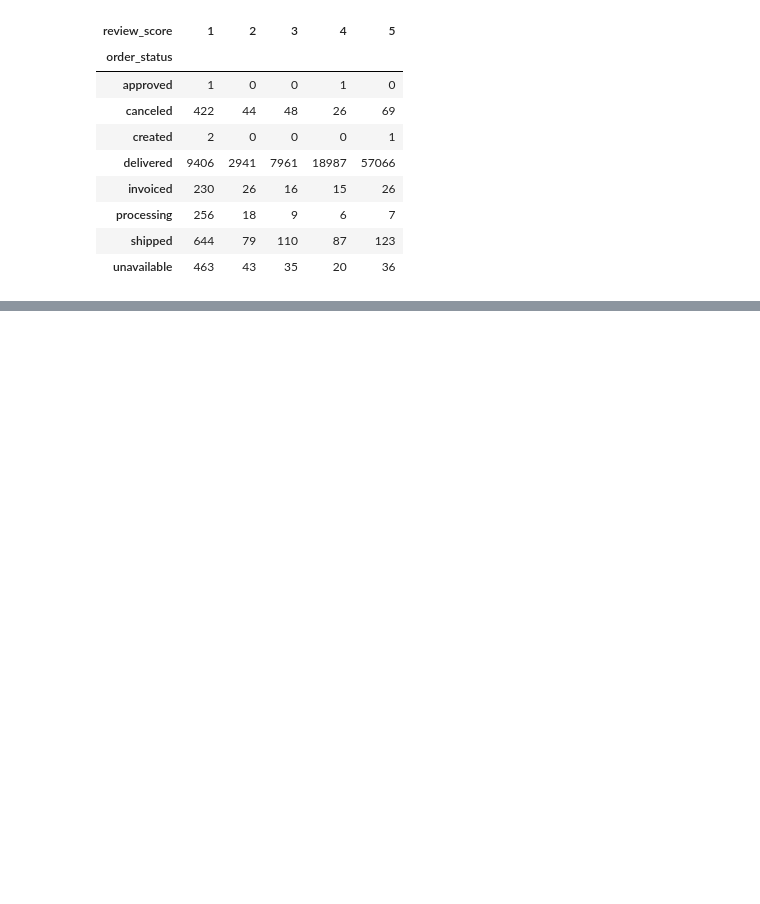
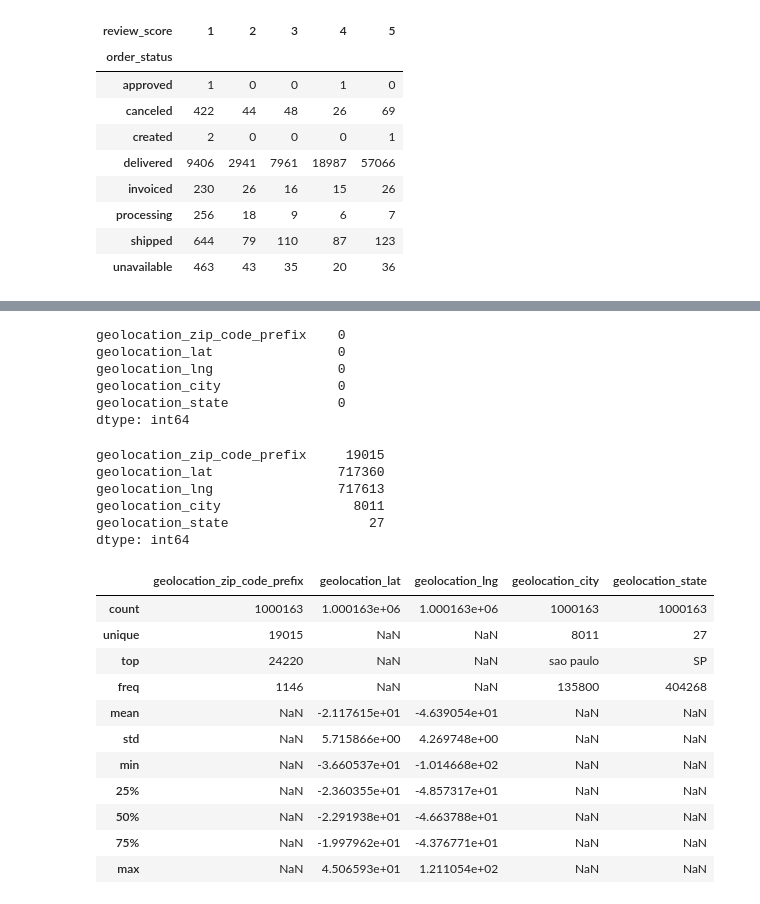
Before and after one commit to abhishek-070911/olist-data-platform, a Jupyter notebook: notebooks/01_profiling.ipynb, the cells around one changed output, grey strips where cells are left out. Saved outputs shown, nothing was run; the diff lists cells and outputs as text; code cells hidden in the pictures; blank space fills up the shorter version.

Commit message:
Profile geolocation: F40-F43, Q7, relationships table; report fixes F2-F6

```diff
--- a/notebooks/01_profiling.ipynb
+++ b/notebooks/01_profiling.ipynb
@@ -1740,0 +1743,4 @@ pd.crosstab(reviews_with_orders['order_status'], reviews_with_orders['review_sco
+# %%
+# Reading the data — zip prefix as string so leading zeros survive
+olist_geolocation_df = pd.read_csv('../data/raw/olist_geolocation_dataset.csv',dtype = {'geolocation_zip_code_prefix':str})
+olist_geolocation_df[:5]
@@ -1740,0 +1770,36 @@ pd.crosstab(reviews_with_orders['order_status'], reviews_with_orders['review_sco
+# %%
+# Displaying the null values in the dataframe
+olist_geolocation_df.isnull().sum()
+# %% [output]
+geolocation_zip_code_prefix    0
+geolocation_lat                0
+geolocation_lng                0
+geolocation_city               0
+geolocation_state              0
+dtype: int64
+# %%
+# Displaying number of unique values in each column of the dataframe
+olist_geolocation_df.nunique()
+# %% [output]
+geolocation_zip_code_prefix     19015
+geolocation_lat                717360
+geolocation_lng                717613
+geolocation_city                 8011
+geolocation_state                  27
+dtype: int64
+# %%
+# Displaying the summary statistics of the dataframe
+olist_geolocation_df.describe(include = 'all')
+# %% [output]
+|  | geolocation_zip_code_prefix | geolocation_lat | geolocation_lng | geolocation_city | geolocation_state |
+| count | 1000163 | 1.000163e+06 | 1.000163e+06 | 1000163 | 1000163 |
+| unique | 19015 | NaN | NaN | 8011 | 27 |
+| top | 24220 | NaN | NaN | sao paulo | SP |
+| freq | 1146 | NaN | NaN | 135800 | 404268 |
+| mean | NaN | -2.117615e+01 | -4.639054e+01 | NaN | NaN |
+| std | NaN | 5.715866e+00 | 4.269748e+00 | NaN | NaN |
+| min | NaN | -3.660537e+01 | -1.014668e+02 | NaN | NaN |
+| 25% | NaN | -2.360355e+01 | -4.857317e+01 | NaN | NaN |
+| 50% | NaN | -2.291938e+01 | -4.663788e+01 | NaN | NaN |
+| 75% | NaN | -1.997962e+01 | -4.376771e+01 | NaN | NaN |
+| max | NaN | 4.506593e+01 | 1.211054e+02 | NaN | NaN |
```
Also changed, not shown: parts of 19 cells of this notebook, 1 other file.
